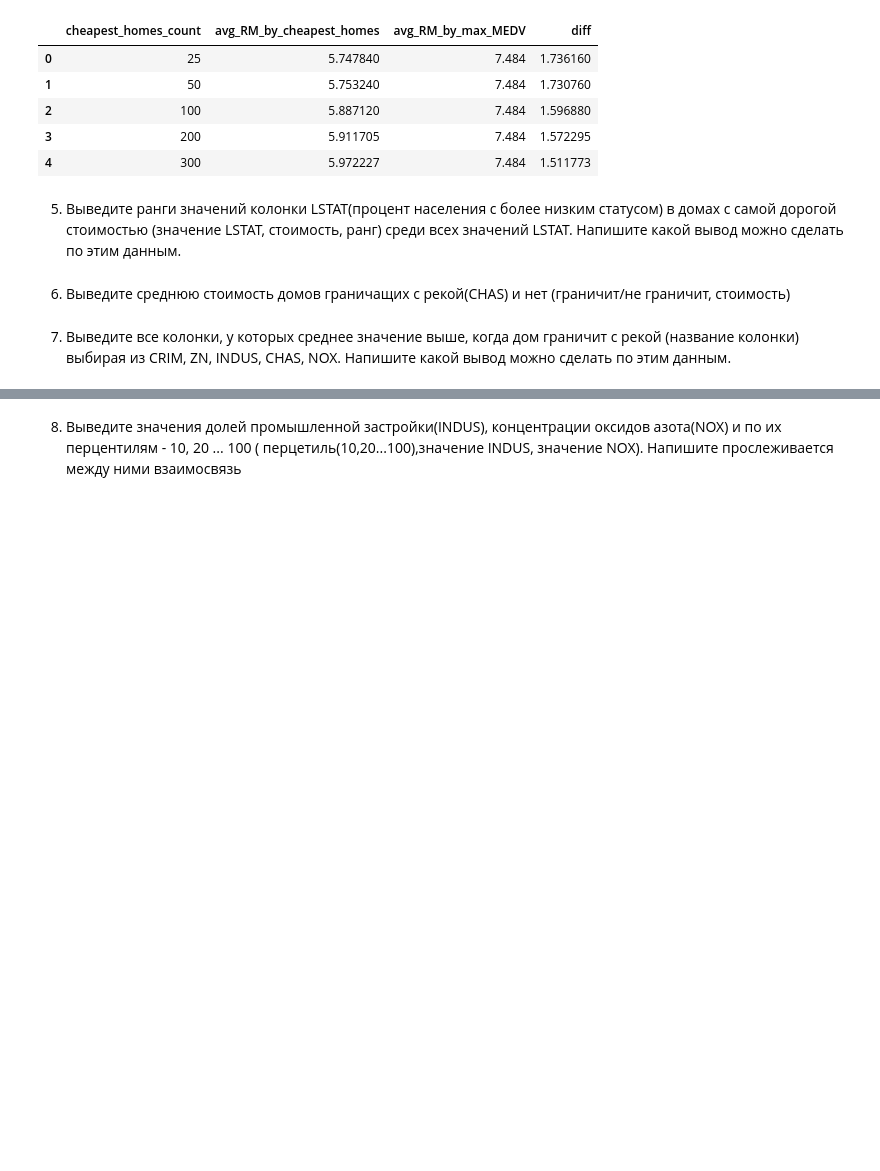
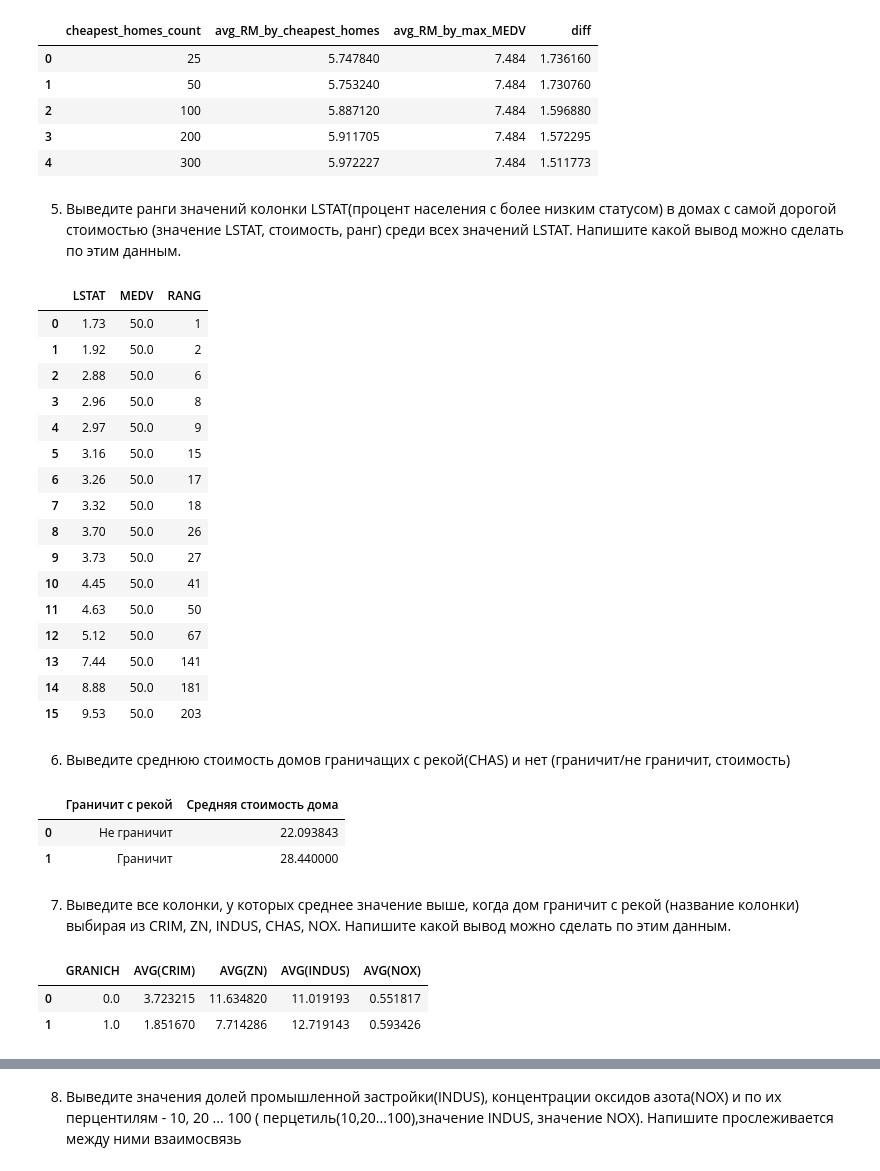
Before and after one commit to Geriys/VKirillV, a Jupyter notebook: HW_2_sql.ipynb, the cells around one changed output, grey strips where cells are left out. Saved outputs shown, nothing was run; the diff lists cells and outputs as text; code cells hidden in the pictures; blank space fills up the shorter version.

```diff
--- a/HW_2_sql.ipynb
+++ b/HW_2_sql.ipynb
@@ -230,8 +230,28 @@ pd.read_sql(
 # %%
 tasks+=1
 pd.read_sql(
     '''
-    SELECT * FROM boston ORDER BY MEDV LIMIT 25
+    SELECT *
+    FROM(SELECT LSTAT, MEDV, (RANK() OVER(ORDER BY LSTAT)) as RANG FROM boston)
+    WHERE MEDV = (SELECT MAX(MEDV) FROM boston)
     ''',
     con,
 )
+# %% [output]
+|  | LSTAT | MEDV | RANG |
+| 0 | 1.73 | 50.0 | 1 |
+| 1 | 1.92 | 50.0 | 2 |
+| 2 | 2.88 | 50.0 | 6 |
+| 3 | 2.96 | 50.0 | 8 |
+| 4 | 2.97 | 50.0 | 9 |
+| 5 | 3.16 | 50.0 | 15 |
+| 6 | 3.26 | 50.0 | 17 |
+| 7 | 3.32 | 50.0 | 18 |
+| 8 | 3.70 | 50.0 | 26 |
+| 9 | 3.73 | 50.0 | 27 |
+| 10 | 4.45 | 50.0 | 41 |
+| 11 | 4.63 | 50.0 | 50 |
+| 12 | 5.12 | 50.0 | 67 |
+| 13 | 7.44 | 50.0 | 141 |
+| 14 | 8.88 | 50.0 | 181 |
+| 15 | 9.53 | 50.0 | 203 |
@@ -249,2 +264,24 @@ pd.read_sql(
+# %%
+tasks+=1
+pd.read_sql(
+    '''
+    SELECT
+
+    CASE
+    WHEN CHAS = 0 THEN 'Не граничит'
+    WHEN CHAS = 1 THEN 'Граничит'
+
+    END as 'Граничит с рекой',
+    AVG(MEDV) as 'Средняя стоимость дома'
+
+    FROM boston
+    GROUP BY CHAS
+    ''',
+    con,
+)
+# %% [output]
+|  | Граничит с рекой | Средняя стоимость дома |
+| 0 | Не граничит | 22.093843 |
+| 1 | Граничит | 28.440000 |
 # %% [markdown]
 7. Выведите все колонки, у которых среднее значение выше, когда дом граничит с рекой (название колонки) выбирая из CRIM, ZN, INDUS, CHAS, NOX. Напишите какой вывод можно сделать по этим данным.
@@ -259,0 +288,15 @@ pd.read_sql(
+# %%
+#Вывод всех данных
+tasks+=1
+pd.read_sql(
+    '''
+    SELECT AVG(CHAS) as GRANICH, AVG(CRIM), AVG(ZN), AVG(INDUS), AVG(NOX)
+    FROM boston
+    GROUP BY CHAS
+    ''',
+    con,
+)
+# %% [output]
+|  | GRANICH | AVG(CRIM) | AVG(ZN) | AVG(INDUS) | AVG(NOX) |
+| 0 | 0.0 | 3.723215 | 11.634820 | 11.019193 | 0.551817 |
+| 1 | 1.0 | 1.851670 | 7.714286 | 12.719143 | 0.593426 |
```
Also changed, not shown: parts of 4 cells of this notebook.
